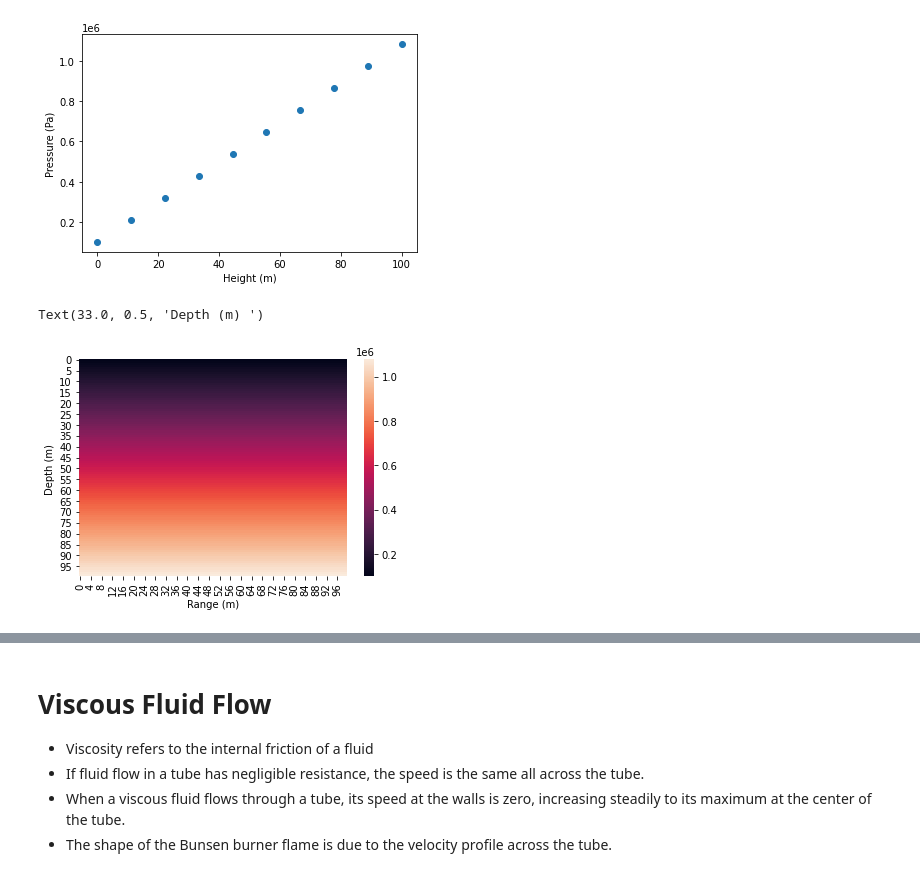
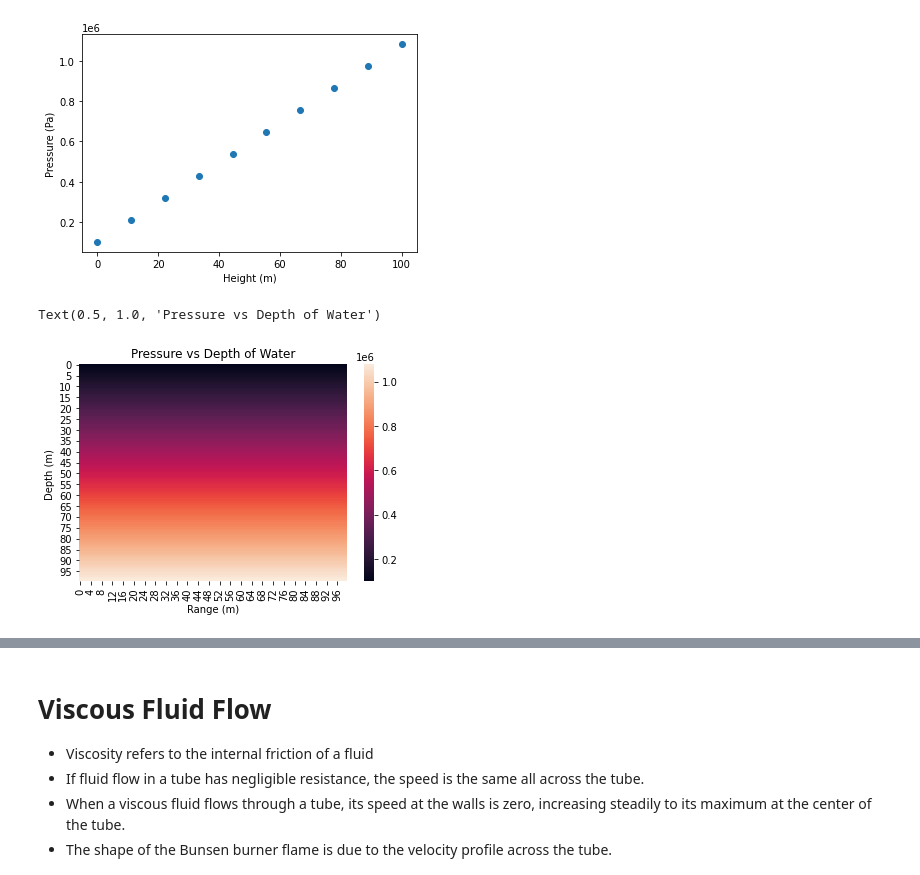
Before and after one commit to astrocardozo/IB-Physics, a Jupyter notebook: IB_Physics_2/Unit 1- Fluids/Unit 1-Guided Notes.ipynb, the cells around one changed output, grey strips where cells are left out. Saved outputs shown, nothing was run; the diff lists cells and outputs as text; code cells hidden in the pictures.

```diff
--- a/IB_Physics_2/Unit 1- Fluids/Unit 1-Guided Notes.ipynb
+++ b/IB_Physics_2/Unit 1- Fluids/Unit 1-Guided Notes.ipynb
@@ -85,18 +85,19 @@ import seaborn as sb
 # %%
 def Pressure(P1,rho,g,h):
     P = P1 + rho*g*h
     return P
 
 h = np.linspace(0,100,100)
 x = np.linspace(0,100,100)
 x,h = np.meshgrid(x,h)
 P1 = 1.01E5
 rho = 1E3
 g = 9.81
 z = Pressure(P1,rho,g,h)
 ax = sb.heatmap(z)
 plt.xlabel('Range (m)')
 plt.ylabel('Depth (m) ')
+plt.title('Pressure vs Depth of Water')
 # %% [output]
-Text(33.0, 0.5, 'Depth (m) ')
+Text(0.5, 1.0, 'Pressure vs Depth of Water')
-[figure, old version]
+[figure, new version]
```
Also changed, not shown: parts of 1 cell of this notebook, 3 other files.
